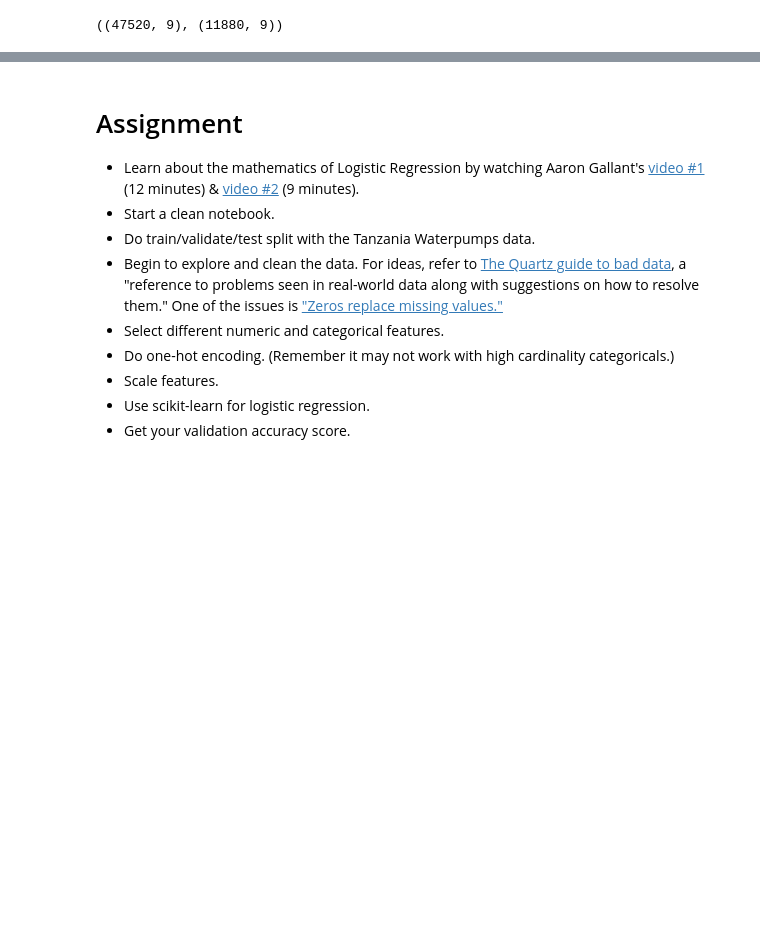
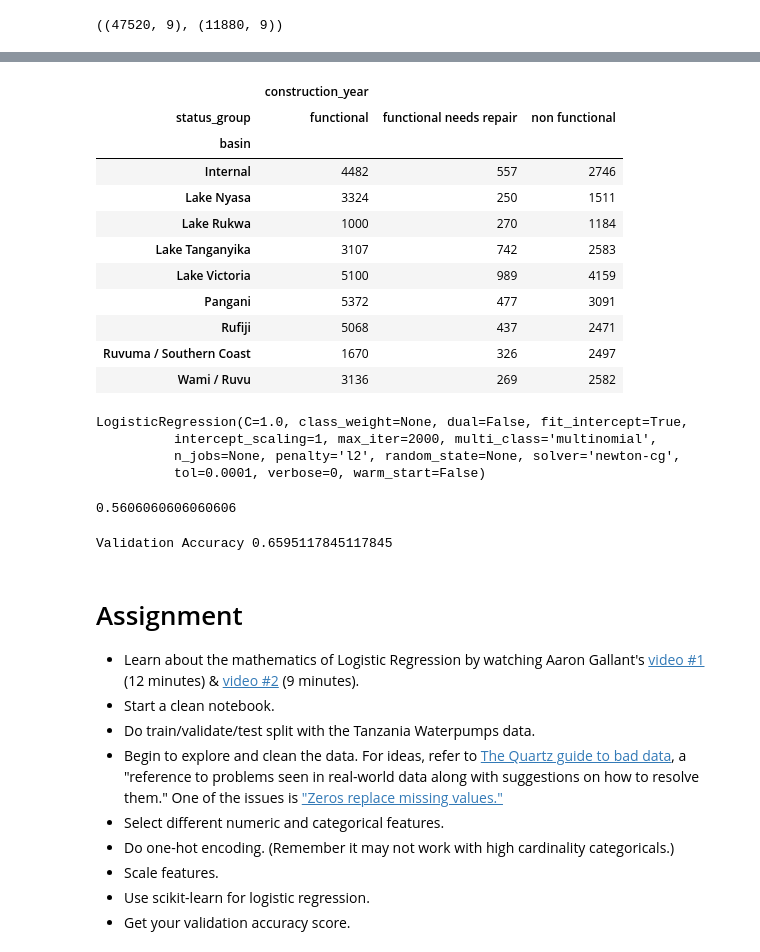
Before and after one commit to LambdaSchool/DS-Unit-2-Classification-1, a Jupyter notebook: module1-logistic-regression/logistic_regression_categorical_encoding_assignment.ipynb, the cells around one changed output, grey strips where cells are left out. Saved outputs shown, nothing was run; the diff lists cells and outputs as text; code cells hidden in the pictures; blank space fills up the shorter version.

```diff
--- a/module1-logistic-regression/logistic_regression_categorical_encoding_assignment.ipynb
+++ b/module1-logistic-regression/logistic_regression_categorical_encoding_assignment.ipynb
@@ -83,0 +98,55 @@ model.score(X_val_numeric, y_val)
+# %%
+pivot = pd.concat([train_features, train_labels], axis=1)
+water_pivot = df_pivot[['basin','status_group','construction_year']]
+water_pivot
+
+p_table = water_pivot.pivot_table(index='basin',
+                           columns='status_group', aggfunc='count')
+p_table
+# %% [output]
+|  | construction_year |  |  |
+| status_group | functional | functional needs repair | non functional |
+| basin |  |  |  |
+| Internal | 4482 | 557 | 2746 |
+| Lake Nyasa | 3324 | 250 | 1511 |
+| Lake Rukwa | 1000 | 270 | 1184 |
+| Lake Tanganyika | 3107 | 742 | 2583 |
+| Lake Victoria | 5100 | 989 | 4159 |
+| Pangani | 5372 | 477 | 3091 |
+| Rufiji | 5068 | 437 | 2471 |
+| Ruvuma / Southern Coast | 1670 | 326 | 2497 |
+| Wami / Ruvu | 3136 | 269 | 2582 |
+# %%
+model = LogisticRegression(solver='newton-cg', multi_class='multinomial', max_iter=2000)
+model.fit(X_train_numeric, y_train)
+# %% [output]
+LogisticRegression(C=1.0, class_weight=None, dual=False, fit_intercept=True,
+          intercept_scaling=1, max_iter=2000, multi_class='multinomial',
+          n_jobs=None, penalty='l2', random_state=None, solver='newton-cg',
+          tol=0.0001, verbose=0, warm_start=False)
+# %%
+y_pred = model.predict(X_val_numeric)
+accuracy_score(y_val, y_pred)
+# %% [output]
+0.5606060606060606
+# %%
+categorical_features = ['quantity','water_quality' ,'public_meeting']
+numeric_features = X_train.select_dtypes('number').columns.drop('id').tolist()
+features = categorical_features + numeric_features
+
+X_train_subset = X_train[features]
+X_val_subset = X_val[features]
+
+encoder = ce.OneHotEncoder(use_cat_names=True)
+X_train_encoded = encoder.fit_transform(X_train_subset)
+X_val_encoded = encoder.transform(X_val_subset)
+
+scaler = StandardScaler()
+X_train_scaled = scaler.fit_transform(X_train_encoded)
+X_val_scaled = scaler.transform(X_val_encoded)
+
+model = LogisticRegression(solver='lbfgs', multi_class='auto', max_iter=1000)
+model.fit(X_train_scaled, y_train)
+print('Validation Accuracy', model.score(X_val_scaled, y_val))
+# %% [output]
+Validation Accuracy 0.6595117845117845
```
Also changed, not shown: parts of 6 cells of this notebook, 5 other files.
